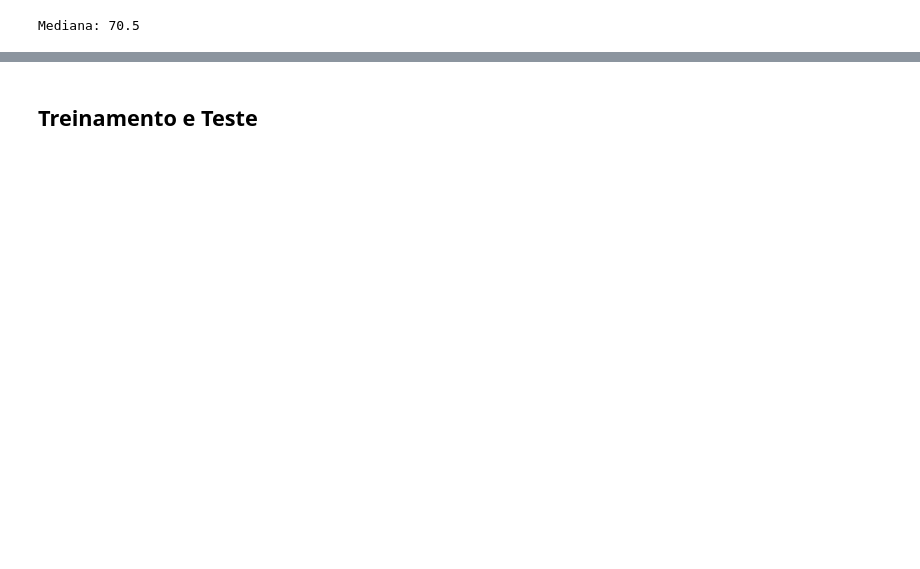
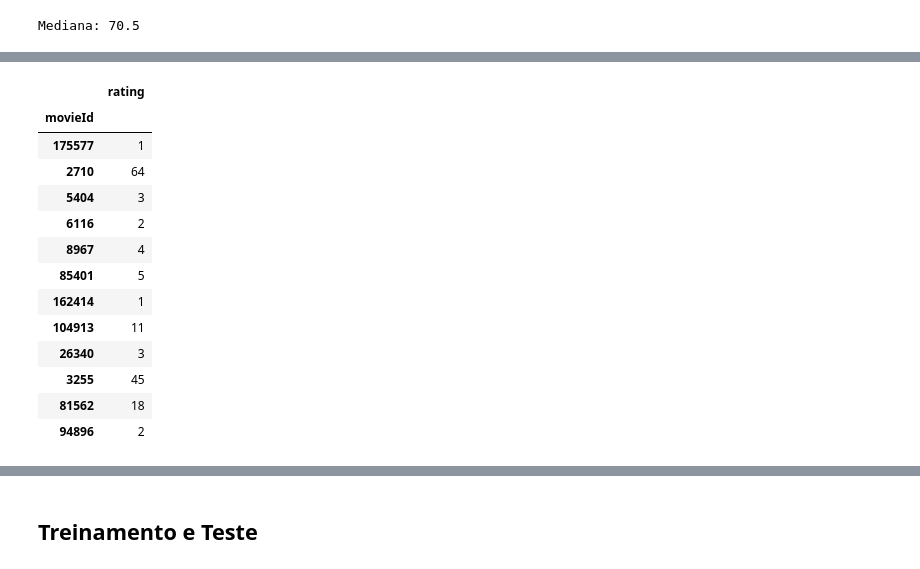
Before and after one commit to MatheusGSantos/AI, a Jupyter notebook: Recommender System/Projeto-Final.ipynb, the cells around one changed output, grey strips where cells are left out. Saved outputs shown, nothing was run; the diff lists cells and outputs as text; code cells hidden in the pictures; blank space fills up the shorter version.

```diff
--- a/Recommender System/Projeto-Final.ipynb
+++ b/Recommender System/Projeto-Final.ipynb
@@ -117,0 +141,22 @@ Mediana: 70.5
+# %%
+# em relação ao número de avaliações por filme
+mv = movielens_dataframe.drop(['title','genres','userId'], axis=1)
+
+# id do filme vs número de avaliações
+mv = mv.groupby(['movieId']).count()
+mv.sample(12)
+# %% [output]
+|  | rating |
+| movieId |  |
+| 175577 | 1 |
+| 2710 | 64 |
+| 5404 | 3 |
+| 6116 | 2 |
+| 8967 | 4 |
+| 85401 | 5 |
+| 162414 | 1 |
+| 104913 | 11 |
+| 26340 | 3 |
+| 3255 | 45 |
+| 81562 | 18 |
+| 94896 | 2 |
```
Also changed, not shown: parts of 44 cells of this notebook.
